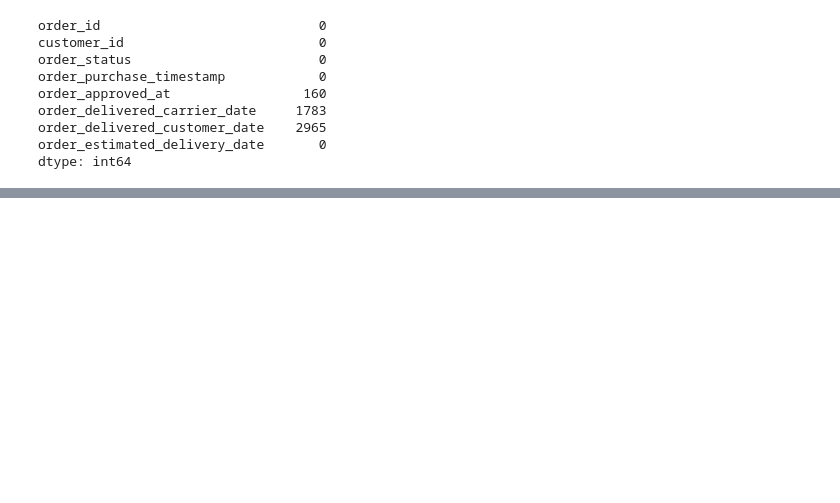
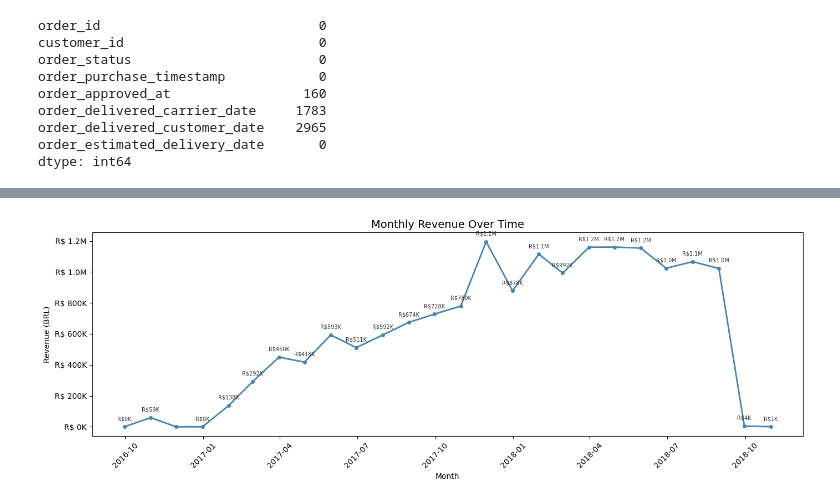
Before and after one commit to arihes/olist-ecommerce-analysis, a Jupyter notebook: notebooks/01_exploracao_inicial.ipynb, the cells around one changed output, grey strips where cells are left out. Saved outputs shown, nothing was run; the diff lists cells and outputs as text; code cells hidden in the pictures; blank space fills up the shorter version.

```diff
--- a/notebooks/01_exploracao_inicial.ipynb
+++ b/notebooks/01_exploracao_inicial.ipynb
@@ -67,0 +208,20 @@ dtype: int64
+# %%
+# Merging orders with payments to get revenue data
+# Unindo pedidos com pagamentos para obter dados de receita
+orders_payments = orders.merge(payments, on='order_id', how='inner')
+
+# Converting purchase timestamp to datetime
+# Convertendo timestamp de compra para datetime
+orders_payments['order_purchase_timestamp'] = pd.to_datetime(orders_payments['order_purchase_timestamp'])
+
+# Montlhy revenue
+# Receita mensal
+monthly_revenue = (
+    orders_payments
+    .set_index('order_purchase_timestamp')
+    .resample('ME')['payment_value']
+    .sum()
+    .reset_index()
+)
+
+monthly_revenue.head()
@@ -67,0 +235,36 @@ dtype: int64
+# %%
+# Line chart: monthly revenue over time
+# Gráfico de linha: receita mensal ao longo do tempo
+fig, ax = plt.subplots(figsize=(14,5))
+
+ax.plot(monthly_revenue['order_purchase_timestamp'],
+        monthly_revenue['payment_value'],
+        color='steelblue', linewidth=2, marker='o', markersize=4)
+
+# Formatting Y axis as currency (no scientific notation)
+# Formatando eixo Y como moeda (sem notação científica)
+ax.yaxis.set_major_formatter(
+    plt.FuncFormatter(lambda x, _: f'R$ {x/1_000_000:.1f}M' if x >= 1_000_000
+                      else f'R$ {x/1_000:.0f}K')
+)
+
+# Adding value labels on each data point
+# Adicionando rótulos em cada ponto de dado
+for _, row in monthly_revenue.iterrows():
+    value = row['payment_value']
+    if value > 0:
+        label = f'R${value/1_000_000:.1f}M' if value >= 1_000_000 else f'R${value/1_000:.0f}K'
+        ax.annotate(label,
+                    xy=(row['order_purchase_timestamp'], value),
+                    xytext=(0,8), textcoords='offset points',
+                    ha='center', fontsize=7, color='#333333')
+
+ax.set_title('Monthly Revenue Over Time', fontsize=14)
+ax.set_xlabel('Month')
+ax.set_ylabel('Revenue (BRL)')
+plt.xticks(rotation=45)
+plt.tight_layout()
+plt.savefig('../dashboards/screenshots/monthly_revenue.png')
+plt.show()
+# %% [output]
+[figure, added]
```
Also changed, not shown: parts of 16 cells of this notebook, 1 other file.
